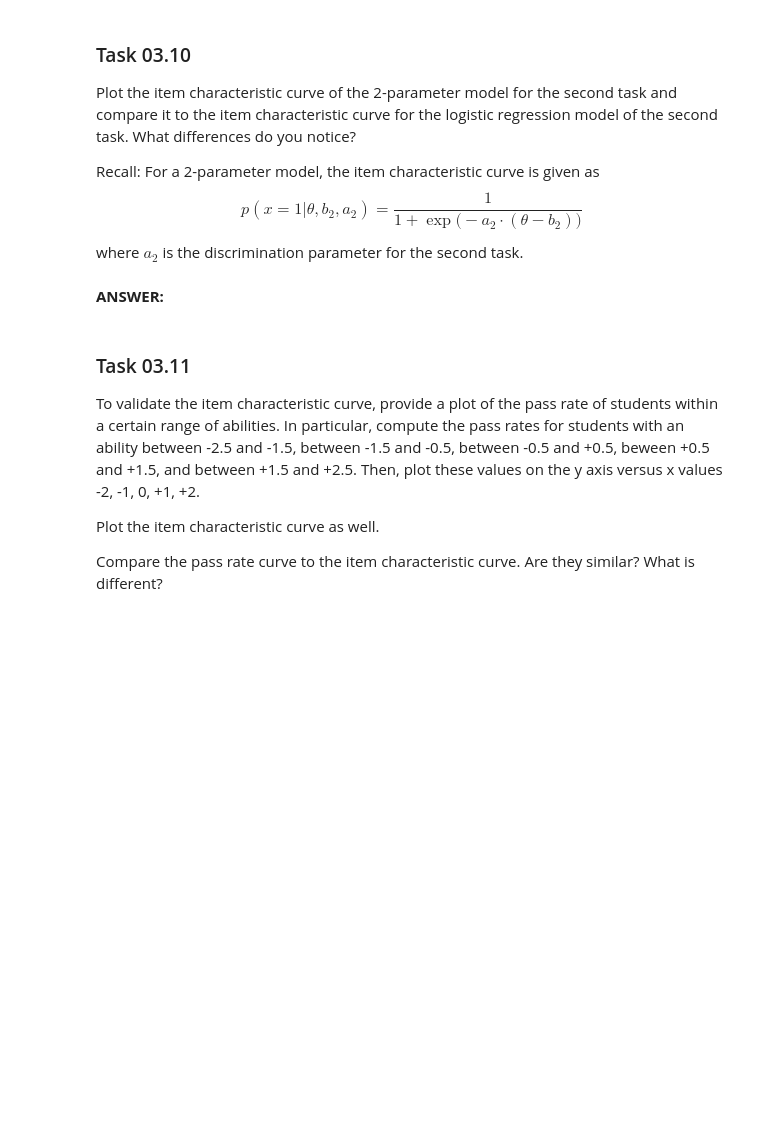
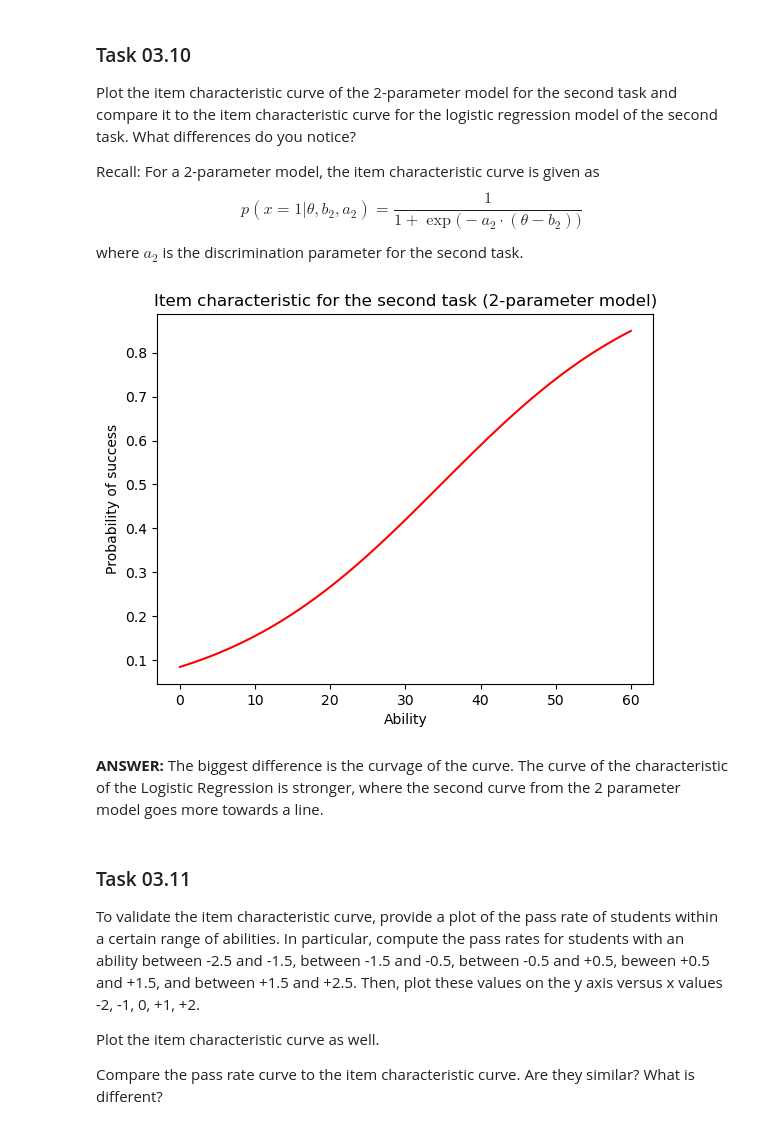
Before and after one commit to d3nnis2001/Data-Mining-Lecture, a Jupyter notebook: Abgabe3/sheet03.ipynb, the cells around one changed output. Cells and saved outputs as stored; diff of their text form; code cells hidden in the pictures; blank space fills up the shorter version.

```diff
--- a/Abgabe3/sheet03.ipynb
+++ b/Abgabe3/sheet03.ipynb
@@ -262,8 +311,24 @@ Recall: For a 2-parameter model, the item characteristic curve is given as
 p(x = 1|\theta, b_2, a_2) = \frac{1}{1 + \exp\Big(-a_2 \cdot (\theta-b_2)\Big)}
 \end{equation*}
 where $a_2$ is the discrimination parameter for the second task.
-# %% [markdown]
-**ANSWER:**
+# %%
+def p2(theta, b2, a2):
+    return 1 / (1+np.exp(-a2*(theta-b2)))
+
+abilitys = np.linspace(-3, 3, 61)
+a2 = disc[1]
+
+vals2Par = p2(abilitys, b2, a2)
+#Plot
+plt.plot(vals2Par, color="red")
+plt.title("Item characteristic for the second task (2-parameter model)")
+plt.xlabel("Ability")
+plt.ylabel("Probability of success")
+plt.show()
+# %% [output]
+[figure, added]
+# %% [markdown]
+**ANSWER:** The biggest difference is the curvage of the curve. The curve of the characteristic of the Logistic Regression is stronger, where the second curve from the 2 parameter model goes more towards a line.
 # %% [markdown]
 ### Task 03.11
 
```
Also changed, not shown: parts of 4 cells of this notebook.
